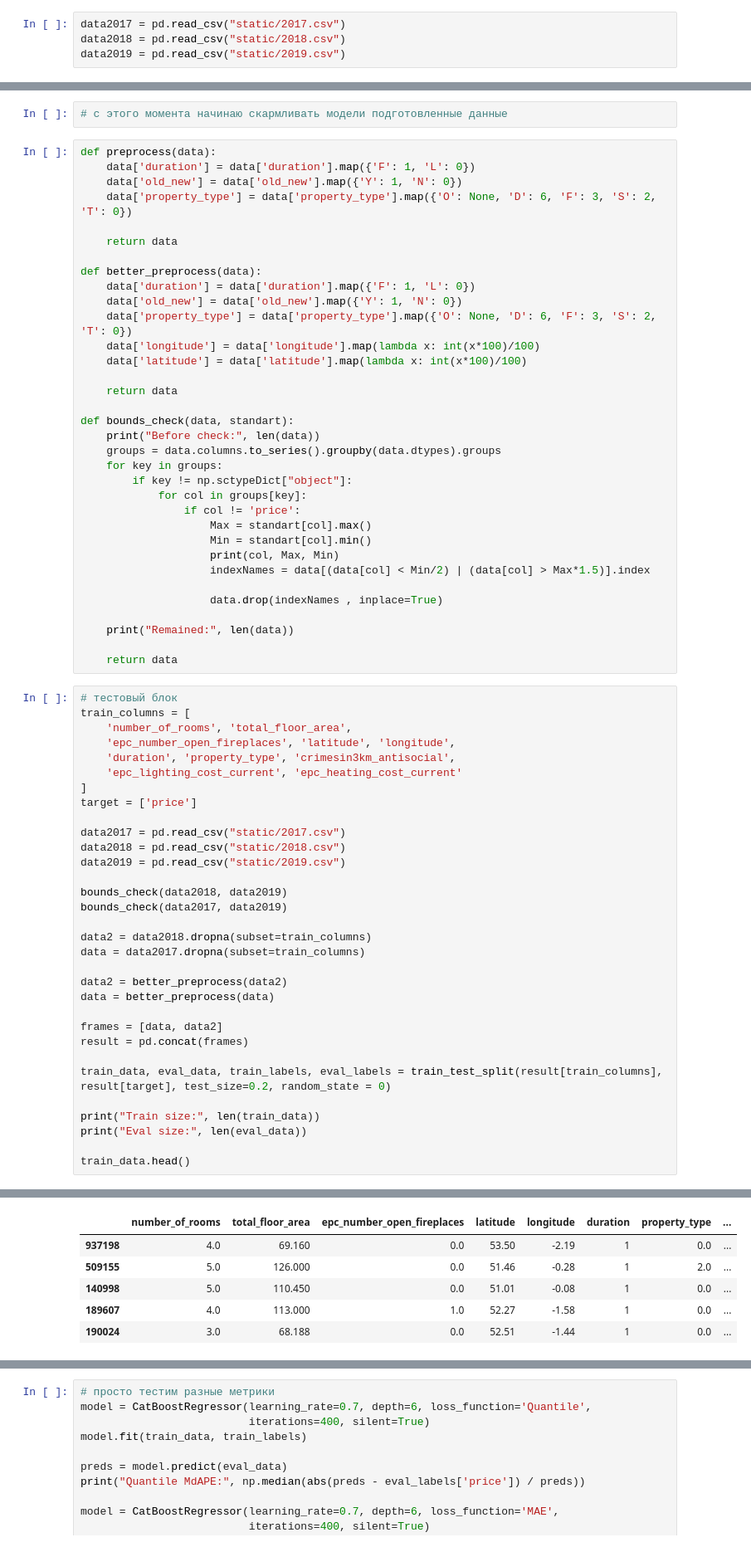
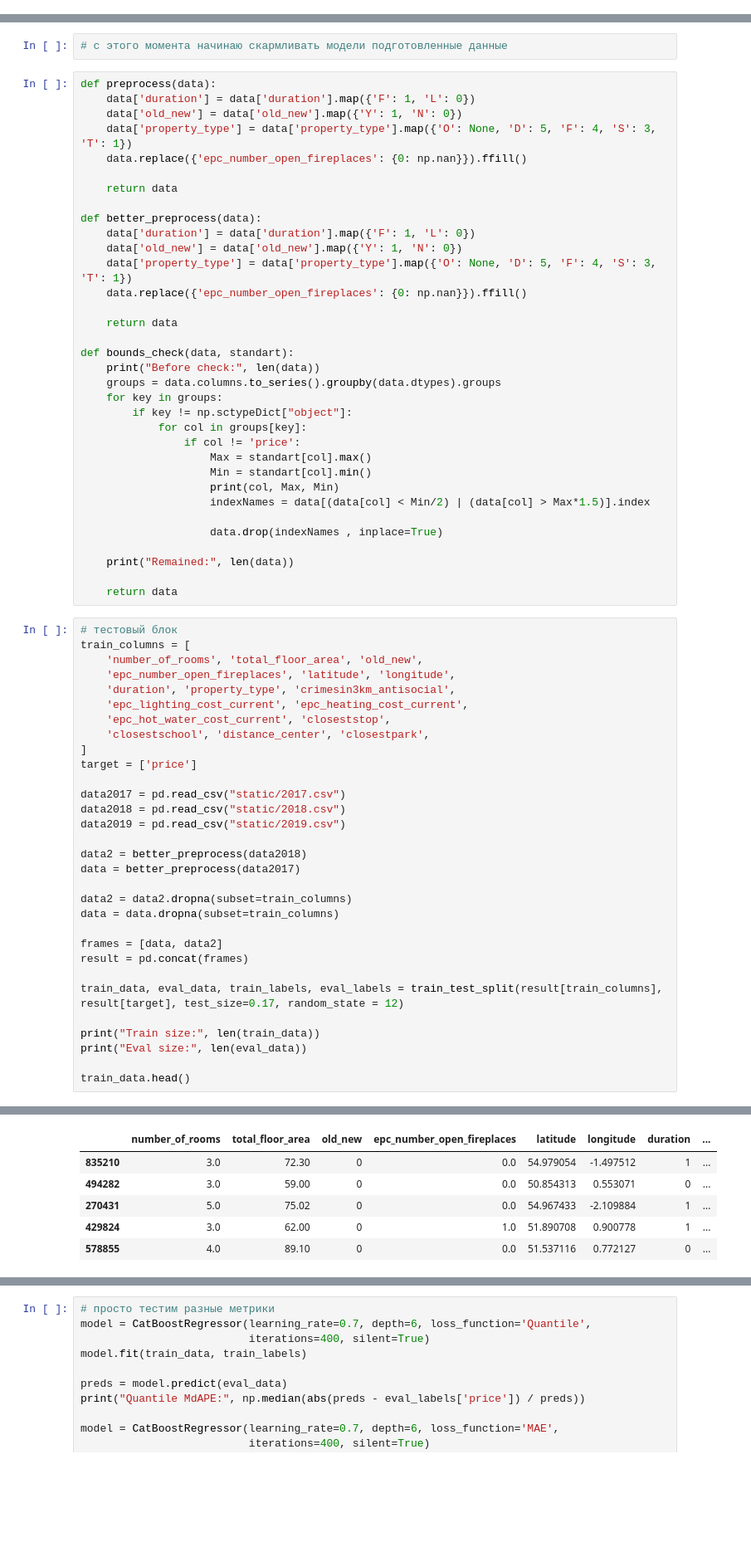
Before and after one commit to somnoynadno/oreeva, a Jupyter notebook: main.ipynb, the cells around one changed output, grey strips where cells are left out. Shown at 83% size. Drawn from its saved outputs; the diff is of its cells as text; blank space fills up the shorter version.

```diff
--- a/main.ipynb
+++ b/main.ipynb
@@ -17,10 +17,6 @@ from catboost import CatBoostRegressor
 from scipy.spatial.distance import euclidean
 from scipy.stats import norm, lognorm
 from sklearn.model_selection import train_test_split
-# %%
-data2017 = pd.read_csv("static/2017.csv")
-data2018 = pd.read_csv("static/2018.csv")
-data2019 = pd.read_csv("static/2019.csv")
 # %%
 """
 ГИПОТЕЗЫ
@@ -333,16 +329,16 @@ prices std: 480099.7690725138
 def preprocess(data):
     data['duration'] = data['duration'].map({'F': 1, 'L': 0})
     data['old_new'] = data['old_new'].map({'Y': 1, 'N': 0})
-    data['property_type'] = data['property_type'].map({'O': None, 'D': 6, 'F': 3, 'S': 2, 'T': 0})
+    data['property_type'] = data['property_type'].map({'O': None, 'D': 5, 'F': 4, 'S': 3, 'T': 1})
+    data.replace({'epc_number_open_fireplaces': {0: np.nan}}).ffill()
 
     return data
 
 def better_preprocess(data):
     data['duration'] = data['duration'].map({'F': 1, 'L': 0})
     data['old_new'] = data['old_new'].map({'Y': 1, 'N': 0})
-    data['property_type'] = data['property_type'].map({'O': None, 'D': 6, 'F': 3, 'S': 2, 'T': 0})
-    data['longitude'] = data['longitude'].map(lambda x: int(x*100)/100)
-    data['latitude'] = data['latitude'].map(lambda x: int(x*100)/100)
+    data['property_type'] = data['property_type'].map({'O': None, 'D': 5, 'F': 4, 'S': 3, 'T': 1})
+    data.replace({'epc_number_open_fireplaces': {0: np.nan}}).ffill()
 
     return data
 
@@ -366,10 +362,12 @@ def bounds_check(data, standart):
 # %%
 # тестовый блок
 train_columns = [
-    'number_of_rooms', 'total_floor_area',
+    'number_of_rooms', 'total_floor_area', 'old_new',
     'epc_number_open_fireplaces', 'latitude', 'longitude',
     'duration', 'property_type', 'crimesin3km_antisocial',
-    'epc_lighting_cost_current', 'epc_heating_cost_current'
+    'epc_lighting_cost_current', 'epc_heating_cost_current',
+    'epc_hot_water_cost_current', 'closeststop',
+    'closestschool', 'distance_center', 'closestpark',
 ]
 target = ['price']
 
@@ -377,19 +375,16 @@ data2017 = pd.read_csv("static/2017.csv")
 data2018 = pd.read_csv("static/2018.csv")
 data2019 = pd.read_csv("static/2019.csv")
 
-bounds_check(data2018, data2019)
-bounds_check(data2017, data2019)
+data2 = better_preprocess(data2018)
+data = better_preprocess(data2017)
 
-data2 = data2018.dropna(subset=train_columns)
-data = data2017.dropna(subset=train_columns)
-
-data2 = better_preprocess(data2)
-data = better_preprocess(data)
+data2 = data2.dropna(subset=train_columns)
+data = data.dropna(subset=train_columns)
 
 frames = [data, data2]
 result = pd.concat(frames)
 
-train_data, eval_data, train_labels, eval_labels = train_test_split(result[train_columns], result[target], test_size=0.2, random_state = 0)
+train_data, eval_data, train_labels, eval_labels = train_test_split(result[train_columns], result[target], test_size=0.17, random_state = 12)
 
 print("Train size:", len(train_data))
 print("Eval size:", len(eval_data))
@@ -435,7 +396,7 @@ Eval size: 146153
-|  | number_of_rooms | total_floor_area | epc_number_open_fireplaces | latitude | longitude | duration | property_type | ... |
-| 937198 | 4.0 | 69.160 | 0.0 | 53.50 | -2.19 | 1 | 0.0 | ... |
-| 509155 | 5.0 | 126.000 | 0.0 | 51.46 | -0.28 | 1 | 2.0 | ... |
-| 140998 | 5.0 | 110.450 | 0.0 | 51.01 | -0.08 | 1 | 0.0 | ... |
-| 189607 | 4.0 | 113.000 | 1.0 | 52.27 | -1.58 | 1 | 0.0 | ... |
-| 190024 | 3.0 | 68.188 | 0.0 | 52.51 | -1.44 | 1 | 0.0 | ... |
+|  | number_of_rooms | total_floor_area | old_new | epc_number_open_fireplaces | latitude | longitude | duration | ... |
+| 835210 | 3.0 | 72.30 | 0 | 0.0 | 54.979054 | -1.497512 | 1 | ... |
+| 494282 | 3.0 | 59.00 | 0 | 0.0 | 50.854313 | 0.553071 | 0 | ... |
+| 270431 | 5.0 | 75.02 | 0 | 0.0 | 54.967433 | -2.109884 | 1 | ... |
+| 429824 | 3.0 | 62.00 | 0 | 1.0 | 51.890708 | 0.900778 | 1 | ... |
+| 578855 | 4.0 | 89.10 | 0 | 0.0 | 51.537116 | 0.772127 | 0 | ... |
 # %%
```
Also changed, not shown: parts of 7 cells of this notebook, 1 other file.
